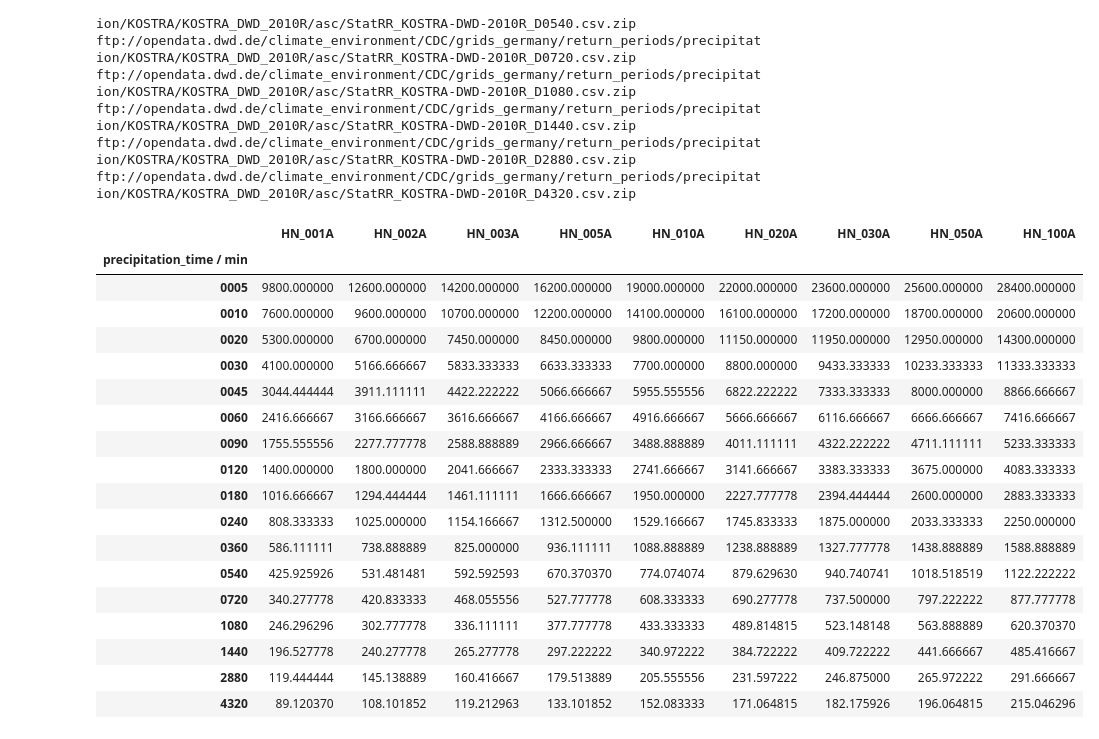
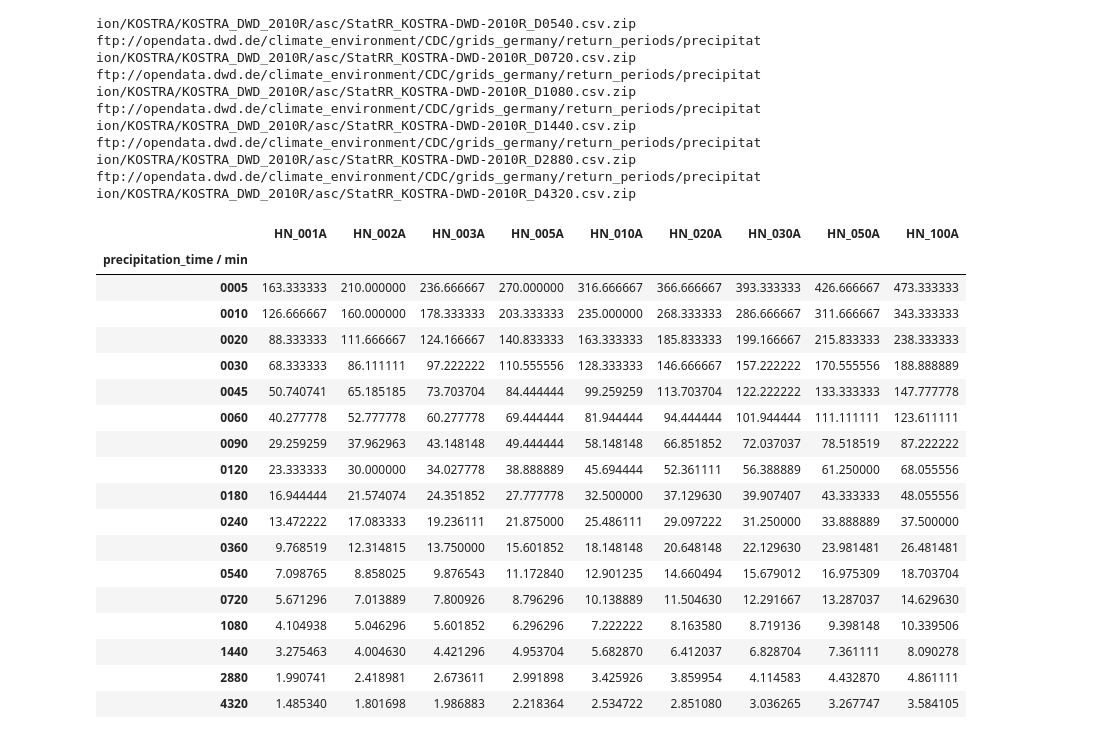
Before and after one commit to maxfleck/KOSTRA_DWD_FTP_tool, a Jupyter notebook: KOSTRA_DWD_FTP_tool.ipynb, the cells around one changed output. Saved outputs shown, nothing was run; the diff lists cells and outputs as text; code cells hidden in the pictures.

```diff
--- a/KOSTRA_DWD_FTP_tool.ipynb
+++ b/KOSTRA_DWD_FTP_tool.ipynb
@@ -156,51 +156,51 @@ ftp://opendata.dwd.de/climate_environment/CDC/grids_germany/return_periods/preci
 
 # for stabillity reasons:
 # ...but hard code :/
 files = sorted(glob.glob(datapath+"/*.csv"))
 vals  = [ f.split(".")[-2].split("D")[-1] for f in files ]
 
 collection_mm = []
 collection_lsha = []
 
 for val,file in zip(vals,files):
     df = pd.read_csv(file,delimiter=";").set_index(index)
     goal   = df.iloc[int(grid_id)]
     collection_mm.append( goal )
-    collection_lsha.append( goal*10000/int( ''.join(x for x in val if x.isdigit()) ) )
+    collection_lsha.append( goal*10000/60/int( ''.join(x for x in val if x.isdigit()) ) )
 
 df_mm = pd.DataFrame(collection_mm, columns=df.columns)
 df_mm[valname] = vals
 df_mm = df_mm.set_index(valname)
 #result = pd.concat( collection )
 
 df_mm.to_excel(grid_id+"_data_mm.xlsx")
 
 df_lsha = pd.DataFrame(collection_lsha, columns=df.columns)
 df_lsha[valname] = vals
 df_lsha = df_lsha.set_index(valname)
 
 df_lsha.to_excel(grid_id+"_data_lsha.xlsx")
 df_lsha
 # %% [output]
 |  | HN_001A | HN_002A | HN_003A | HN_005A | HN_010A | HN_020A | HN_030A | HN_050A | HN_100A |
 | precipitation_time / min |  |  |  |  |  |  |  |  |  |
-| 0005 | 9800.000000 | 12600.000000 | 14200.000000 | 16200.000000 | 19000.000000 | 22000.000000 | 23600.000000 | 25600.000000 | 28400.000000 |
-| 0010 | 7600.000000 | 9600.000000 | 10700.000000 | 12200.000000 | 14100.000000 | 16100.000000 | 17200.000000 | 18700.000000 | 20600.000000 |
-| 0020 | 5300.000000 | 6700.000000 | 7450.000000 | 8450.000000 | 9800.000000 | 11150.000000 | 11950.000000 | 12950.000000 | 14300.000000 |
-| 0030 | 4100.000000 | 5166.666667 | 5833.333333 | 6633.333333 | 7700.000000 | 8800.000000 | 9433.333333 | 10233.333333 | 11333.333333 |
-| 0045 | 3044.444444 | 3911.111111 | 4422.222222 | 5066.666667 | 5955.555556 | 6822.222222 | 7333.333333 | 8000.000000 | 8866.666667 |
-| 0060 | 2416.666667 | 3166.666667 | 3616.666667 | 4166.666667 | 4916.666667 | 5666.666667 | 6116.666667 | 6666.666667 | 7416.666667 |
-| 0090 | 1755.555556 | 2277.777778 | 2588.888889 | 2966.666667 | 3488.888889 | 4011.111111 | 4322.222222 | 4711.111111 | 5233.333333 |
-| 0120 | 1400.000000 | 1800.000000 | 2041.666667 | 2333.333333 | 2741.666667 | 3141.666667 | 3383.333333 | 3675.000000 | 4083.333333 |
-| 0180 | 1016.666667 | 1294.444444 | 1461.111111 | 1666.666667 | 1950.000000 | 2227.777778 | 2394.444444 | 2600.000000 | 2883.333333 |
-| 0240 | 808.333333 | 1025.000000 | 1154.166667 | 1312.500000 | 1529.166667 | 1745.833333 | 1875.000000 | 2033.333333 | 2250.000000 |
-| 0360 | 586.111111 | 738.888889 | 825.000000 | 936.111111 | 1088.888889 | 1238.888889 | 1327.777778 | 1438.888889 | 1588.888889 |
-| 0540 | 425.925926 | 531.481481 | 592.592593 | 670.370370 | 774.074074 | 879.629630 | 940.740741 | 1018.518519 | 1122.222222 |
-| 0720 | 340.277778 | 420.833333 | 468.055556 | 527.777778 | 608.333333 | 690.277778 | 737.500000 | 797.222222 | 877.777778 |
-| 1080 | 246.296296 | 302.777778 | 336.111111 | 377.777778 | 433.333333 | 489.814815 | 523.148148 | 563.888889 | 620.370370 |
-| 1440 | 196.527778 | 240.277778 | 265.277778 | 297.222222 | 340.972222 | 384.722222 | 409.722222 | 441.666667 | 485.416667 |
-| 2880 | 119.444444 | 145.138889 | 160.416667 | 179.513889 | 205.555556 | 231.597222 | 246.875000 | 265.972222 | 291.666667 |
-| 4320 | 89.120370 | 108.101852 | 119.212963 | 133.101852 | 152.083333 | 171.064815 | 182.175926 | 196.064815 | 215.046296 |
+| 0005 | 163.333333 | 210.000000 | 236.666667 | 270.000000 | 316.666667 | 366.666667 | 393.333333 | 426.666667 | 473.333333 |
+| 0010 | 126.666667 | 160.000000 | 178.333333 | 203.333333 | 235.000000 | 268.333333 | 286.666667 | 311.666667 | 343.333333 |
+| 0020 | 88.333333 | 111.666667 | 124.166667 | 140.833333 | 163.333333 | 185.833333 | 199.166667 | 215.833333 | 238.333333 |
+| 0030 | 68.333333 | 86.111111 | 97.222222 | 110.555556 | 128.333333 | 146.666667 | 157.222222 | 170.555556 | 188.888889 |
+| 0045 | 50.740741 | 65.185185 | 73.703704 | 84.444444 | 99.259259 | 113.703704 | 122.222222 | 133.333333 | 147.777778 |
+| 0060 | 40.277778 | 52.777778 | 60.277778 | 69.444444 | 81.944444 | 94.444444 | 101.944444 | 111.111111 | 123.611111 |
+| 0090 | 29.259259 | 37.962963 | 43.148148 | 49.444444 | 58.148148 | 66.851852 | 72.037037 | 78.518519 | 87.222222 |
+| 0120 | 23.333333 | 30.000000 | 34.027778 | 38.888889 | 45.694444 | 52.361111 | 56.388889 | 61.250000 | 68.055556 |
+| 0180 | 16.944444 | 21.574074 | 24.351852 | 27.777778 | 32.500000 | 37.129630 | 39.907407 | 43.333333 | 48.055556 |
+| 0240 | 13.472222 | 17.083333 | 19.236111 | 21.875000 | 25.486111 | 29.097222 | 31.250000 | 33.888889 | 37.500000 |
+| 0360 | 9.768519 | 12.314815 | 13.750000 | 15.601852 | 18.148148 | 20.648148 | 22.129630 | 23.981481 | 26.481481 |
+| 0540 | 7.098765 | 8.858025 | 9.876543 | 11.172840 | 12.901235 | 14.660494 | 15.679012 | 16.975309 | 18.703704 |
+| 0720 | 5.671296 | 7.013889 | 7.800926 | 8.796296 | 10.138889 | 11.504630 | 12.291667 | 13.287037 | 14.629630 |
+| 1080 | 4.104938 | 5.046296 | 5.601852 | 6.296296 | 7.222222 | 8.163580 | 8.719136 | 9.398148 | 10.339506 |
+| 1440 | 3.275463 | 4.004630 | 4.421296 | 4.953704 | 5.682870 | 6.412037 | 6.828704 | 7.361111 | 8.090278 |
+| 2880 | 1.990741 | 2.418981 | 2.673611 | 2.991898 | 3.425926 | 3.859954 | 4.114583 | 4.432870 | 4.861111 |
+| 4320 | 1.485340 | 1.801698 | 1.986883 | 2.218364 | 2.534722 | 2.851080 | 3.036265 | 3.267747 | 3.584105 |
 # %%
 def plot_output(df,path,valname,unit):
 
```
Also changed, not shown: parts of 1 cell of this notebook, 6 other files.
